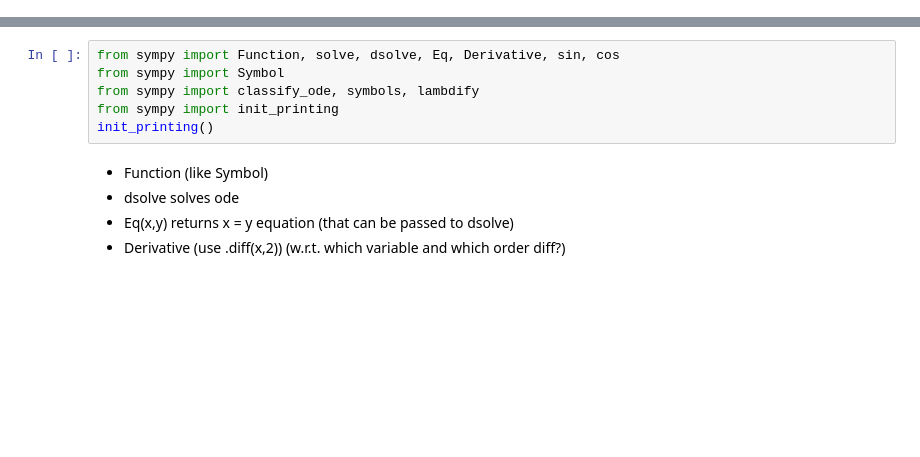
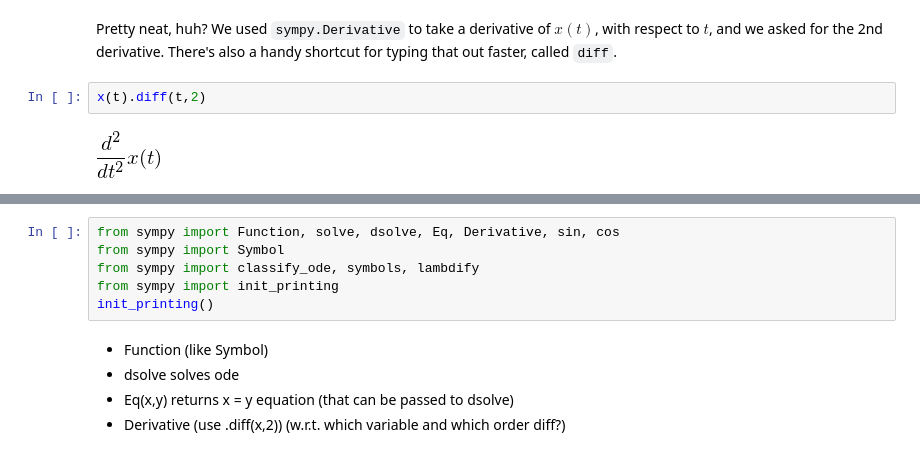
Before and after one commit to barbagroup/JITcode-MechE, a Jupyter notebook: module01_Analytical_Mechanics_II/01_Symbolic_ODEs.ipynb, the cells around one changed output, grey strips where cells are left out. Saved outputs shown, nothing was run; the diff lists cells and outputs as text; blank space fills up the shorter version.

```diff
--- a/module01_Analytical_Mechanics_II/01_Symbolic_ODEs.ipynb
+++ b/module01_Analytical_Mechanics_II/01_Symbolic_ODEs.ipynb
@@ -2,0 +109,6 @@
+# %% [markdown]
+Pretty neat, huh?  We used `sympy.Derivative` to take a derivative of $x(t)$, with respect to $t$, and we asked for the 2nd derivative.  There's also a handy shortcut for typing that out faster, called `diff`.
+# %%
+x(t).diff(t,2)
+# %% [output]
+[figure, added]
```
Also changed, not shown: parts of 59 cells of this notebook, 2 other files.
